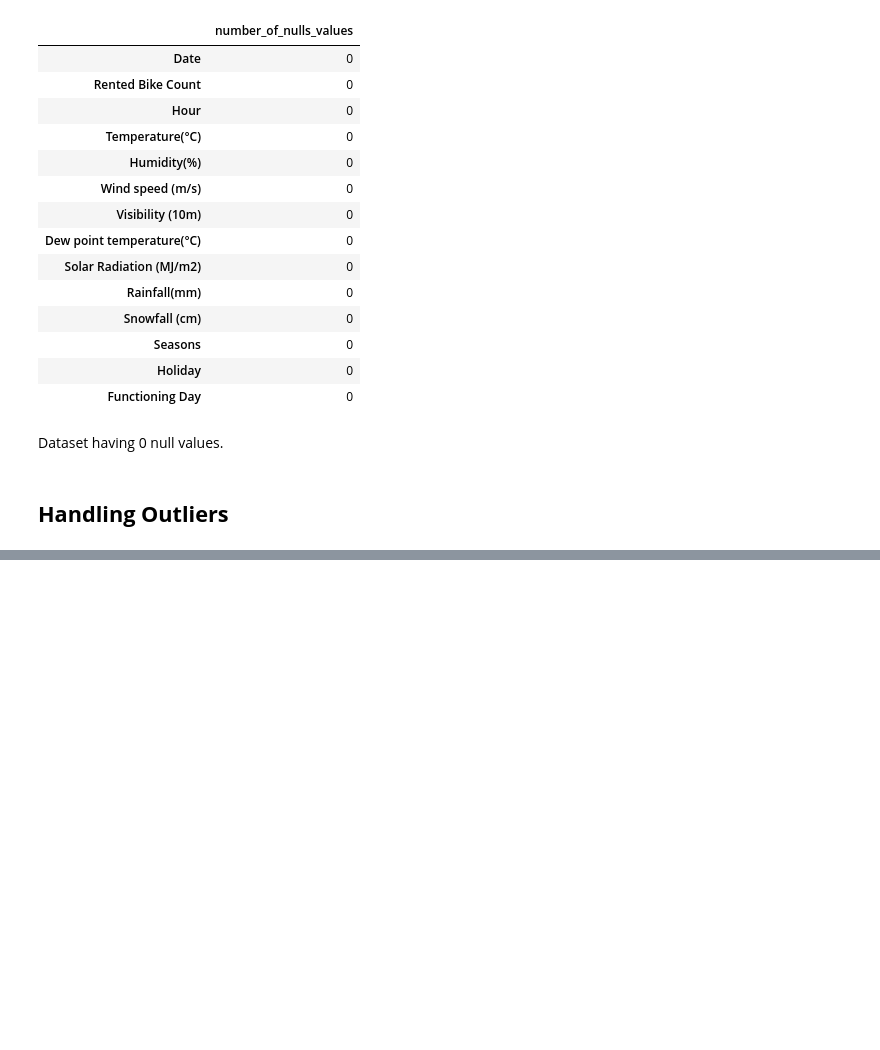
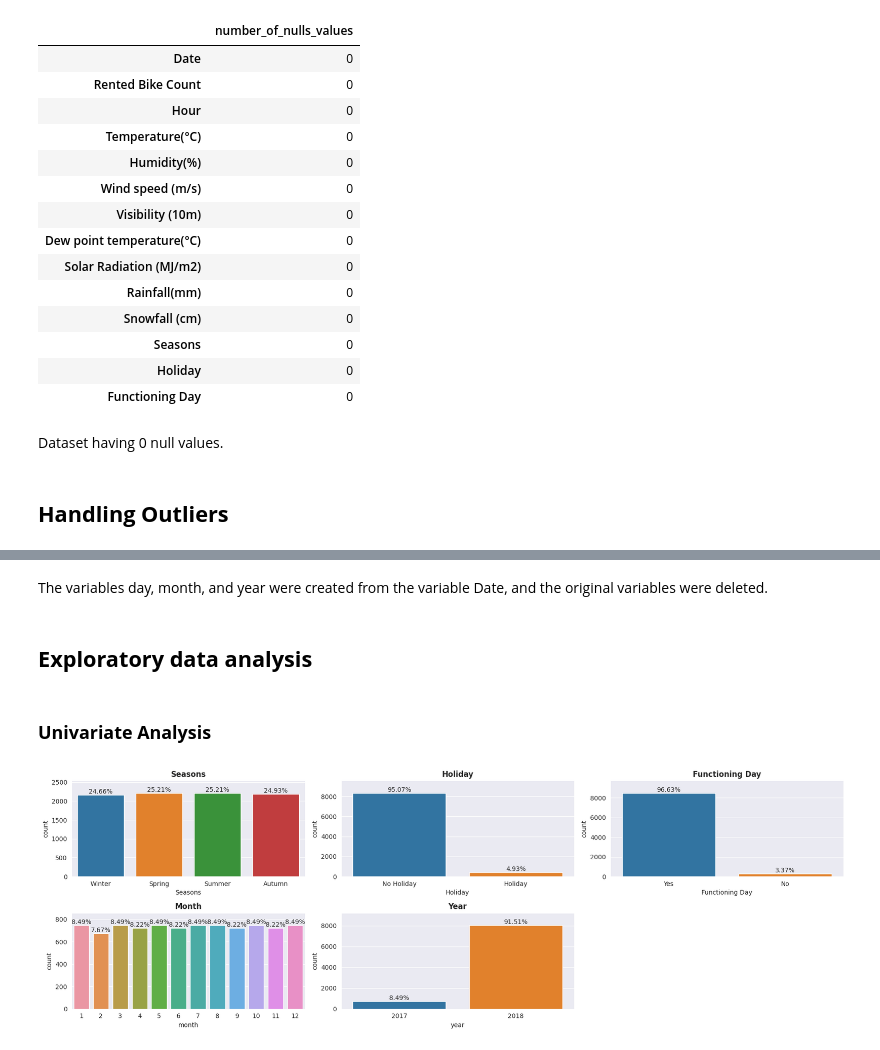
Before and after one commit to hamant-jagwan/Bike_Sharing_Demand_Prediction--ML--Regression, a Jupyter notebook: Bike_Sharing_Demand_Prediction.ipynb, the cells around one changed output, grey strips where cells are left out. Drawn from its saved outputs; the diff is of its cells as text; code cells hidden in the pictures; blank space fills up the shorter version.

```diff
--- a/Bike_Sharing_Demand_Prediction.ipynb
+++ b/Bike_Sharing_Demand_Prediction.ipynb
@@ -229,0 +437,9 @@ Dataset having 0 null values.
+# %%
+# Performing feature engineering on feature Date
+# Values extracted from the datetime column.
+bike_df['day'] = bike_df['Date'].dt.day
+bike_df['month'] = bike_df['Date'].dt.month
+bike_df['year'] = bike_df['Date'].dt.year
+# %%
+# Dropping original  Date feature after performing feature engineering
+bike_df.drop(columns='Date', axis=1, inplace=True)
@@ -229,0 +477,34 @@ Dataset having 0 null values.
+# %% [markdown]
+The variables day, month, and year were created from the variable Date, and the original variables were deleted.
+# %% [markdown]
+## **Exploratory data analysis**
+# %% [markdown]
+### **Univariate Analysis**
+# %%
+# Obtaing target variable
+excluded_variables=[var for var in bike_df.columns if len(bike_df[var].value_counts()) > 15]
+target_variables=[var for var in bike_df.columns if var not in excluded_variables]
+
+# Defining r to autofit the number and size of plots
+r = int(len(target_variables)/3 +1)
+# %%
+# Defining a function to Notate the percent count of each value on the bars
+def annot_percent(axes):
+    '''Takes axes as input and labels the percent count of each bar in a countplot'''
+    for p in axes.patches:
+        total = sum(p.get_height() for p in axes.patches) / 100
+        percent = round((p.get_height() / total), 2)
+        x = p.get_x() + p.get_width() / 2
+        y = p.get_height()
+        axes.annotate(f'{percent}%', (x, y), ha='center', va='bottom')
+# %%
+# Plotting the countplots for each variable in target_variables
+plt.figure(figsize=(18,r*3))
+for n,var in enumerate(target_variables):
+    plot = plt.subplot(r,3,n+1)
+    sns.countplot(x=bike_df[var]).margins(y=0.15)
+    plt.title(f'{var.title()}',weight='bold')
+    plt.tight_layout()
+    annot_percent(plot)
+# %% [output]
+[figure, added]
```
Also changed, not shown: parts of 31 cells of this notebook.
